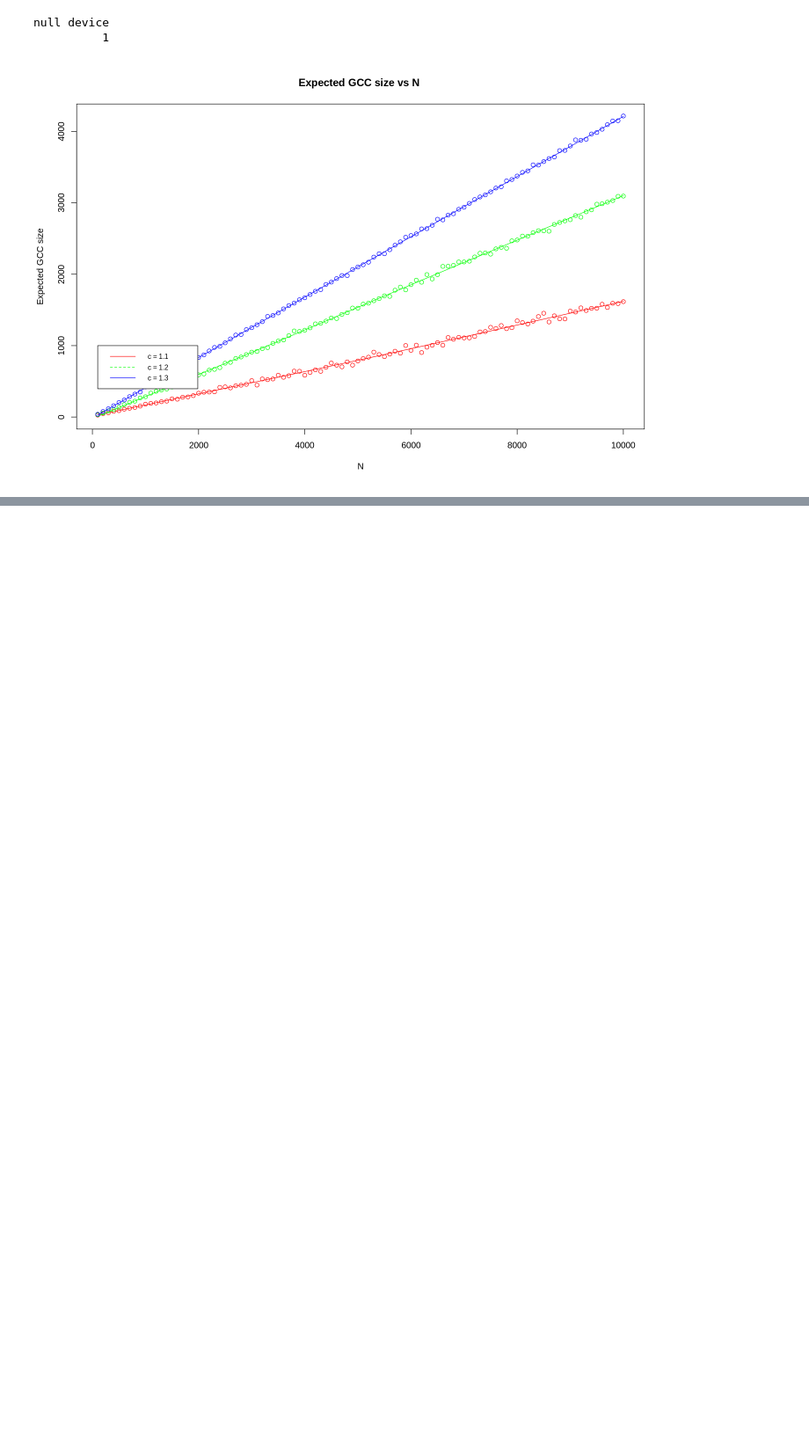
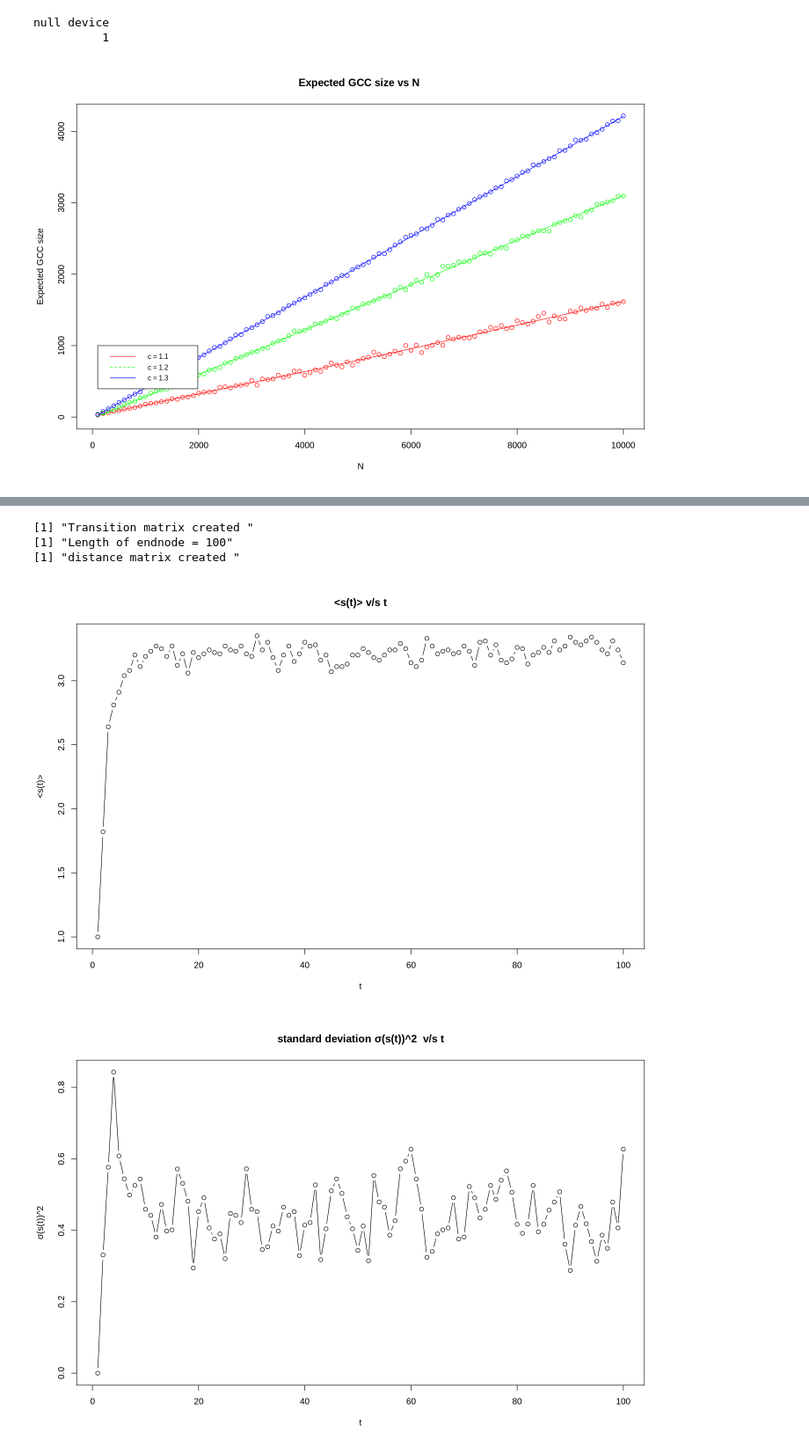
Before and after one commit to diplav09/ECE232_-LargeScaleSocialandComplexNetworks, a Jupyter notebook: ECE232_assignment1.ipynb, the cells around one changed output, grey strips where cells are left out. Shown at 88% size. Saved outputs shown, nothing was run; the diff lists cells and outputs as text; code cells hidden in the pictures; blank space fills up the shorter version.

```diff
--- a/ECE232_assignment1.ipynb
+++ b/ECE232_assignment1.ipynb
@@ -222,0 +262,39 @@ null device
+# %%
+stats_of_graph = function(g,num_steps=100,iter=1000)
+{
+    set.seed(0)
+    gcc <- gcc_of_graph(g)
+    transition_matrix <- create_transition_matrix(gcc)
+    print("Transition matrix created ")
+    dist <- matrix(NA, nrow=iter, ncol=num_steps)
+    end_nodes <- array(1:iter)
+    print(sprintf("Length of endnode = %d",length(end_nodes)))
+    for( i in 1:iter)
+    {
+        start_node <- sample(1:vcount(gcc), 1)
+        visited_nodes <- random_walk(gcc, num_steps, start_node, transition_matrix)
+        end_nodes[i] <- visited_nodes[num_steps]
+        dist[i,] <- shortest.paths(gcc,visited_nodes,start_node)
+    }
+    print("distance matrix created ")
+    plot(colMeans(dist), type="b", main = "<s(t)> v/s t", xlab = "t", ylab = "<s(t)>")
+    # lines(lowess(colMeans(dist)), col="red")
+    plot(colVars(dist), type="b", main = "standard deviation σ(s(t))^2  v/s t", xlab = "t", ylab = "σ(s(t))^2")
+    # lines(lowess(colVars(dist)), col="red")
+    return (end_nodes)
+}
+# %%
+num_nodes <- 1000
+prob_conn <- 0.01
+num_steps <- 100
+iter <- 100
+# %%
+#part 2.1.a)
+g1 = erdos.renyi.game(num_nodes, p=prob_conn, directed=F)
+end_nodes <- stats_of_graph(g1,num_steps,iter)
+# %% [output]
+[1] "Transition matrix created "
+[1] "Length of endnode = 100"
+[1] "distance matrix created "
+[figure, added]
+[figure, added]
```
Also changed, not shown: parts of 8 cells of this notebook.
